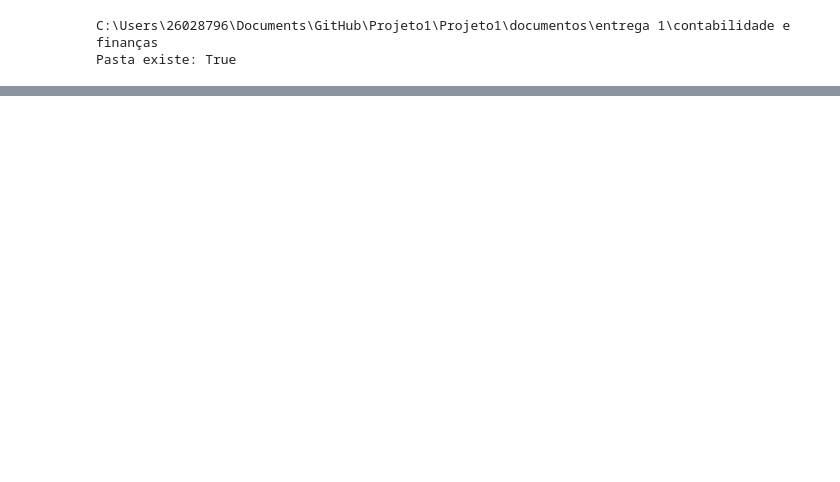
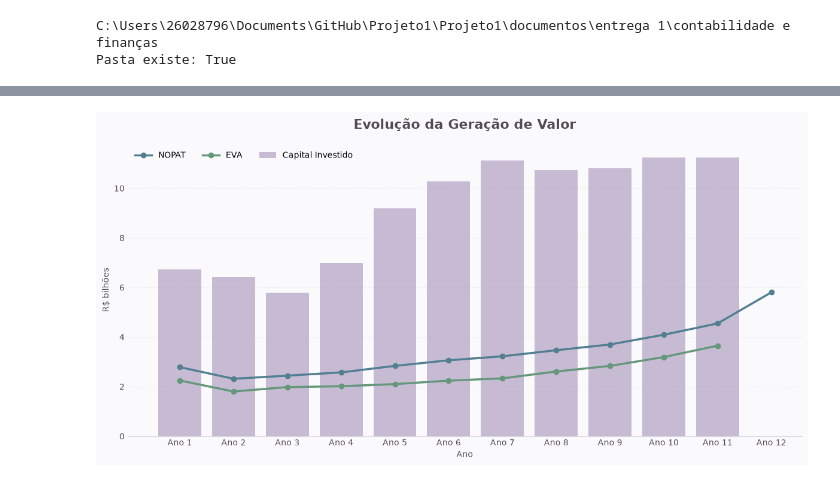
Before and after one commit to 2026-2-NCC4/Projeto1, a Jupyter notebook: notebooks/03_kpis.ipynb, the cells around one changed output, grey strips where cells are left out. Cells and saved outputs as stored; diff of their text form; code cells hidden in the pictures; blank space fills up the shorter version.

```diff
--- a/notebooks/03_kpis.ipynb
+++ b/notebooks/03_kpis.ipynb
@@ -4442,0 +4981,82 @@ Pasta existe: True
+# %%
+COR_NOPAT = "#527F91"
+COR_CAPITAL = "#B7A7C8"
+COR_EVA = "#65977B"
+
+COR_TEXTO = "#504C57"
+COR_GRADE = "#DDD8E3"
+COR_FUNDO = "#FAF9FB"
+
+fig, ax = plt.subplots(figsize=(12, 6))
+
+fig.patch.set_facecolor(COR_FUNDO)
+ax.set_facecolor(COR_FUNDO)
+
+anos = comparativo_anual["Ano"]
+
+ax.bar(
+    anos,
+    comparativo_anual["Capital Investido"] / 1_000_000_000,
+    color=COR_CAPITAL,
+    alpha=0.75,
+    label="Capital Investido"
+)
+
+ax.plot(
+    anos,
+    comparativo_anual["NOPAT"] / 1_000_000_000,
+    marker="o",
+    linewidth=2.5,
+    color=COR_NOPAT,
+    label="NOPAT"
+)
+
+ax.plot(
+    anos,
+    comparativo_anual["EVA"] / 1_000_000_000,
+    marker="o",
+    linewidth=2.5,
+    color=COR_EVA,
+    label="EVA"
+)
+
+ax.set_title(
+    "Evolução da Geração de Valor",
+    fontsize=16,
+    fontweight="bold",
+    color=COR_TEXTO,
+    pad=18
+)
+
+ax.set_xlabel("Ano", color=COR_TEXTO)
+ax.set_ylabel("R$ bilhões", color=COR_TEXTO)
+
+ax.yaxis.grid(
+    True,
+    linestyle="--",
+    alpha=0.35,
+    color=COR_GRADE
+)
+
+ax.set_axisbelow(True)
+
+for lado in ["top", "right", "left"]:
+    ax.spines[lado].set_visible(False)
+
+ax.spines["bottom"].set_color(COR_GRADE)
+
+ax.tick_params(
+    axis="both",
+    colors=COR_TEXTO,
+    length=0
+)
+
+ax.legend(
+    frameon=False,
+    ncol=3
+)
+
+plt.tight_layout()
+plt.show()
+# %% [output]
+[figure, added]
```
Also changed, not shown: parts of 19 cells of this notebook.
